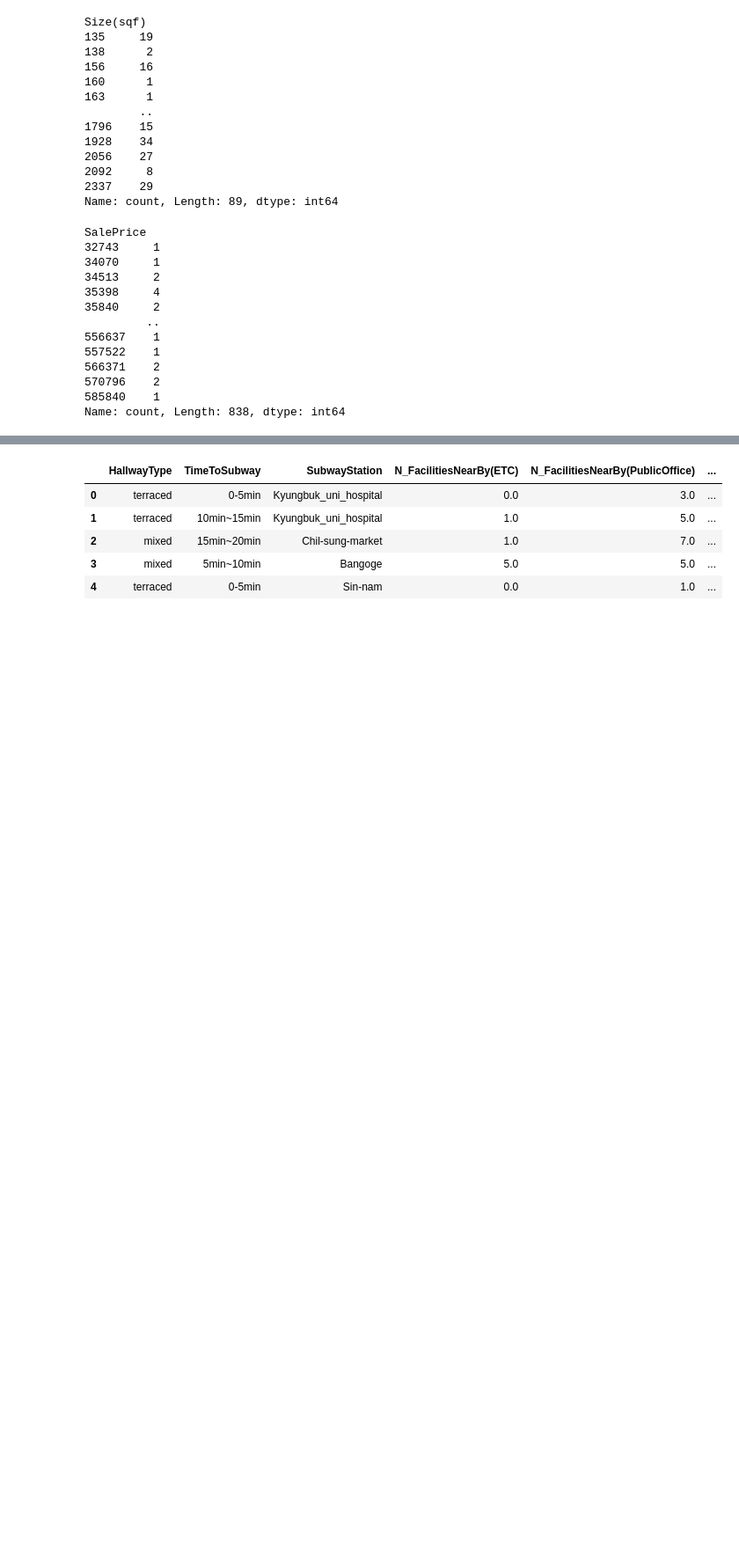
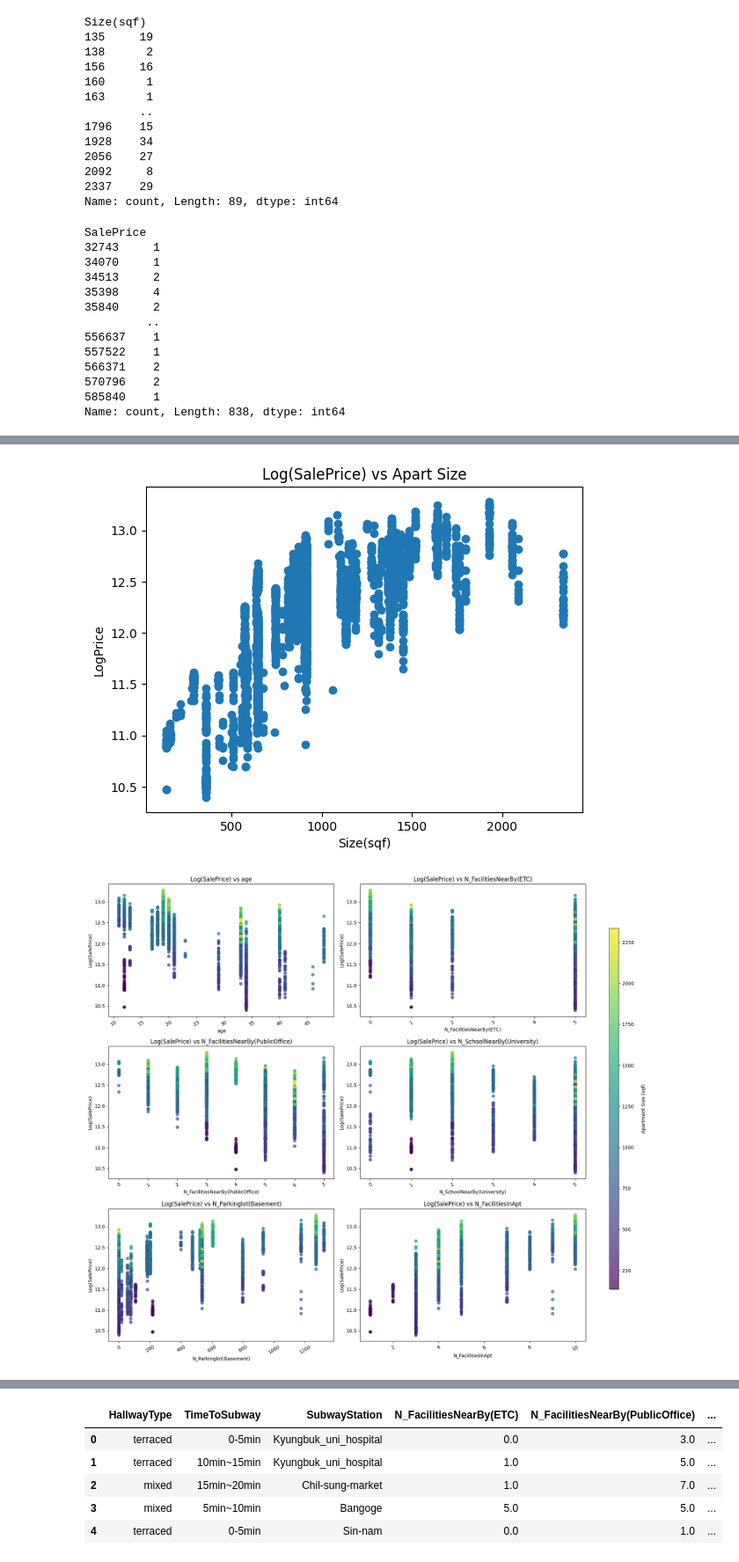
Before and after one commit to 0xVanes/JCAIE, a Jupyter notebook: capstoneprojects/Capstone2/Capstone2.ipynb, the cells around one changed output, grey strips where cells are left out. Shown at 88% size. Cells and saved outputs as stored; diff of their text form; code cells hidden in the pictures; blank space fills up the shorter version.

```diff
--- a/capstoneprojects/Capstone2/Capstone2.ipynb
+++ b/capstoneprojects/Capstone2/Capstone2.ipynb
@@ -194,0 +237,79 @@ Name: count, Length: 838, dtype: int64
+# %%
+df['age'] = 2026 - df['YearBuilt']
+df['LogSalePrice'] = np.log1p(df['SalePrice'])
+
+# Price vs Size
+plt.scatter(df['Size(sqf)'],df['LogSalePrice'])
+plt.xlabel('Size(sqf)')
+plt.ylabel('LogPrice')
+plt.title('Log(SalePrice) vs Apart Size')
+plt.show()
+
+numeric_cols = [
+    'age',
+    'N_FacilitiesNearBy(ETC)',
+    'N_FacilitiesNearBy(PublicOffice)',
+    'N_SchoolNearBy(University)',
+    'N_Parkinglot(Basement)',
+    'N_FacilitiesInApt'
+]
+
+categorical_cols = [
+    'HallwayType',
+    'TimeToSubway',
+    'SubwayStation'
+]
+
+# Numeric
+fig, axs = plt.subplots(3, 2, figsize=(18, 15))
+axs = axs.flatten()
+
+for i, col in enumerate(numeric_cols):
+    sc = axs[i].scatter(
+        df[col],
+        df['LogSalePrice'],
+        c=df['Size(sqf)'],
+        alpha=0.7
+    )
+    axs[i].set_xlabel(col)
+    axs[i].set_ylabel('Log(SalePrice)')
+    axs[i].set_title(f'Log(SalePrice) vs {col}')
+    axs[i].tick_params(axis='x', rotation=30)
+
+fig.subplots_adjust(right=0.82)
+cbar_ax = fig.add_axes([0.85, 0.15, 0.015, 0.7])
+cbar = fig.colorbar(sc, cax=cbar_ax)
+cbar.set_label('Apartment Size (sqf)', rotation=90, labelpad=15)
+
+plt.tight_layout(rect=[0, 0, 0.82, 0.96])
+plt.show()
+
+fig, axs = plt.subplots(1, 3, figsize=(24, 6))
+
+# Category
+for i, col in enumerate(categorical_cols):
+    sns.boxplot(x=df[col], y=df['LogSalePrice'], ax=axs[i])
+
+    x_codes = df[col].astype('category').cat.codes
+    sc = axs[i].scatter(
+        x_codes,
+        df['LogSalePrice'],
+        c=df['Size(sqf)'],
+        alpha=0.6
+    )
+
+    axs[i].set_xlabel(col)
+    axs[i].set_ylabel('Log(SalePrice)')
+    axs[i].set_title(f'Log(SalePrice) vs {col}')
+    axs[i].tick_params(axis='x', rotation=30)
+
+fig.subplots_adjust(right=0.82)
+cbar_ax = fig.add_axes([0.85, 0.18, 0.015, 0.6])
+cbar = fig.colorbar(sc, cax=cbar_ax)
+cbar.set_label('Apartment Size (sqf)', rotation=90, labelpad=15)
+
+plt.tight_layout(rect=[0, 0, 0.82, 0.96])
+plt.show()
+# %% [output]
+[figure, added]
+[figure, added]
```
Also changed, not shown: parts of 23 cells of this notebook.
